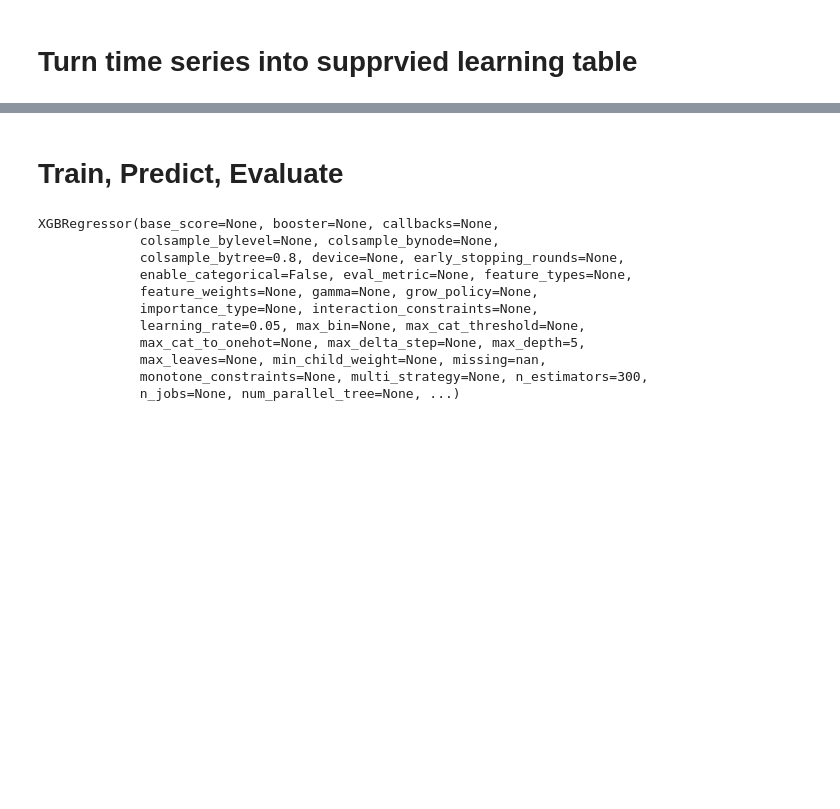
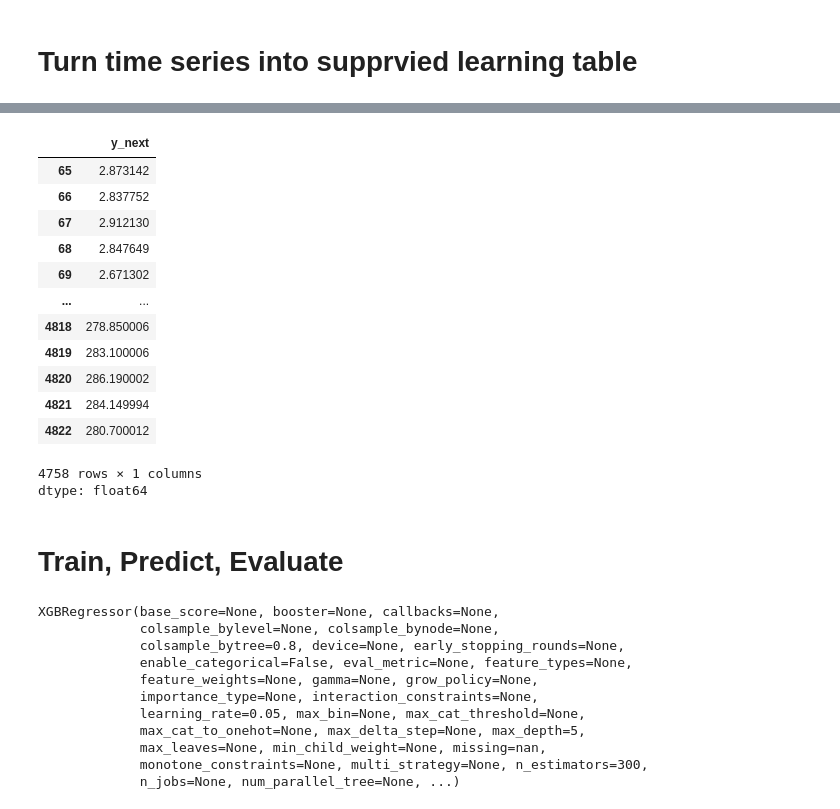
Before and after one commit to GuyRayOv/Stocks, a Jupyter notebook: notebooks/1stocks_dataprep_xgb.ipynb, the cells around one changed output, grey strips where cells are left out. Saved outputs shown, nothing was run; the diff lists cells and outputs as text; code cells hidden in the pictures; blank space fills up the shorter version.

```diff
--- a/notebooks/1stocks_dataprep_xgb.ipynb
+++ b/notebooks/1stocks_dataprep_xgb.ipynb
@@ -99,3 +157,20 @@ X_train.shape, X_test.shape, y_train.shape, y_test.shape
+# %%
+y
+# %% [output]
+|  | y_next |
+| 65 | 2.873142 |
+| 66 | 2.837752 |
+| 67 | 2.912130 |
+| 68 | 2.847649 |
+| 69 | 2.671302 |
+| ... | ... |
+| 4818 | 278.850006 |
+| 4819 | 283.100006 |
+| 4820 | 286.190002 |
+| 4821 | 284.149994 |
+| 4822 | 280.700012 |
+4758 rows × 1 columns
+dtype: float64
 # %% [markdown]
 # Train, Predict, Evaluate
 # %%
```
Also changed, not shown: parts of 14 cells of this notebook.
